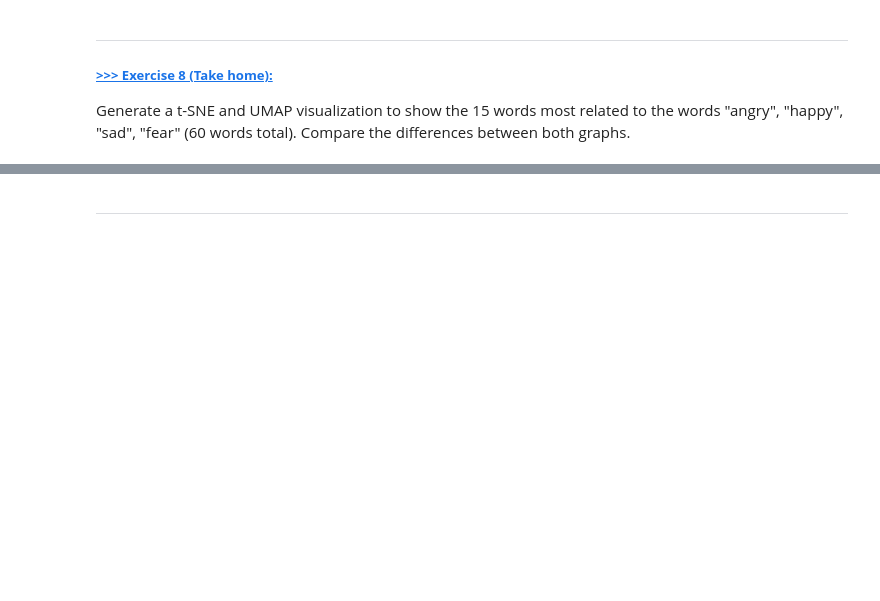
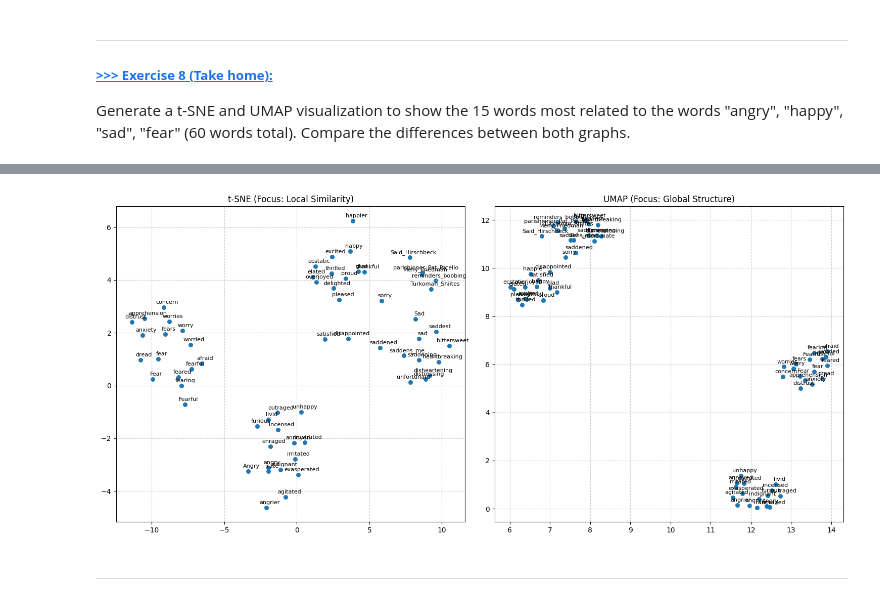
Before and after one commit to equation-Chris/DM2025-Lab2-Exercise, a Jupyter notebook: DM2025-Lab2-Master-Phase_1.ipynb, the cells around one changed output, grey strips where cells are left out. Saved outputs shown, nothing was run; the diff lists cells and outputs as text; code cells hidden in the pictures; blank space fills up the shorter version.

```diff
--- a/DM2025-Lab2-Master-Phase_1.ipynb
+++ b/DM2025-Lab2-Master-Phase_1.ipynb
@@ -1233,10 +1246,7 @@ more details: https://radimrehurek.com/gensim/models/keyedvectors.html
 # %%
 from gensim.models import KeyedVectors
-# IMPORTANT: Please make sure that you have correctly downloaded the file and put it in the correct directory
-## Note: this model is huge, this will take some time ...
-model_path = "./GoogleNews/GoogleNews-vectors-negative300.bin"
+model_path = "/content/drive/MyDrive/GoogleNews/GoogleNews-vectors-negative300.bin"
+
 w2v_google_model = KeyedVectors.load_word2vec_format(model_path, binary=True)
-print('load ok')
-
-w2v_google_model.most_similar('happy', topn=10)
+w2v_google_model.most_similar('happy', topn=12)
 # %% [output]
@@ -1441,0 +1519,79 @@ Generate a t-SNE and UMAP visualization to show the 15 words most related to the
+# %%
+import numpy as np
+import matplotlib.pyplot as plt
+from sklearn.manifold import TSNE
+import umap.umap_ as umap # Need this library!
+
+# --- 1. Prepare Target Words and Vectors (Word Embedding Data) ---
+# Assuming 'w2v_google_model' (your loaded Word2Vec model) is available.
+
+core_emotions = ["angry", "happy", "sad", "fear"]
+top_n = 15 # The assignment asks for the 15 most related words per core word
+
+all_words = []
+# Create a list of all 60+ words and collect their vectors
+for word in core_emotions:
+    # 1. Include the core word itself
+    all_words.append(word)
+    try:
+        # 2. Add the 15 most similar words
+        similar_list = [item[0] for item in w2v_google_model.most_similar(word, topn=top_n)]
+        all_words.extend(similar_list)
+    except KeyError as e:
+        print(f"Skipping word: {word}. Not found in model.")
+
+# Remove any duplicates (if two core words share the same related word)
+all_words = list(set(all_words))
+
+# Extract the vectors for the final list of words
+word_vectors = []
+final_words = []
+for word in all_words:
+    try:
+        word_vectors.append(w2v_google_model[word])
+        final_words.append(word)
+    except KeyError:
+        # This will skip words that were similar to a core word but are not in the model themselves
+        continue
+
+X_vectors = np.array(word_vectors)
+print(f"Total words visualized: {len(final_words)}")
+
+
+# --- 2. Run Dimension Reduction ---
+
+# t-SNE (Slower, good for local detail)
+tsne_model = TSNE(n_components=2, metric='cosine', random_state=42, perplexity=15)
+tsne_results = tsne_model.fit_transform(X_vectors)
+
+# UMAP (Faster, better for global layout)
+umap_model = umap.UMAP(n_components=2, metric='cosine', random_state=42, n_neighbors=15)
+umap_results = umap_model.fit_transform(X_vectors)
+
+
+# --- 3. Plot the Results ---
+
+plt.figure(figsize=(15, 7))
+
+# --- Plot 1: t-SNE ---
+plt.subplot(1, 2, 1)
+plt.scatter(tsne_results[:, 0], tsne_results[:, 1], s=30)
+for i, word in enumerate(final_words):
+    # Label each point with the word
+    plt.annotate(word, (tsne_results[i, 0], tsne_results[i, 1]), textcoords="offset points", xytext=(5,5), ha='center', fontsize=8)
+plt.title('t-SNE (Focus: Local Similarity)')
+plt.grid(True, linestyle='--', alpha=0.6)
+
+
+# --- Plot 2: UMAP ---
+plt.subplot(1, 2, 2)
+plt.scatter(umap_results[:, 0], umap_results[:, 1], s=30)
+for i, word in enumerate(final_words):
+    # Label each point with the word
+    plt.annotate(word, (umap_results[i, 0], umap_results[i, 1]), textcoords="offset points", xytext=(5,5), ha='center', fontsize=8)
+plt.title('UMAP (Focus: Global Structure)')
+plt.grid(True, linestyle='--', alpha=0.6)
+
+plt.tight_layout()
+plt.show()
+# %% [output]
@@ -1442,2 +1599,3 @@ Generate a t-SNE and UMAP visualization to show the 15 words most related to the
+[figure, added]
 # %% [markdown]
 ---
```
Also changed, not shown: parts of 15 cells of this notebook.
